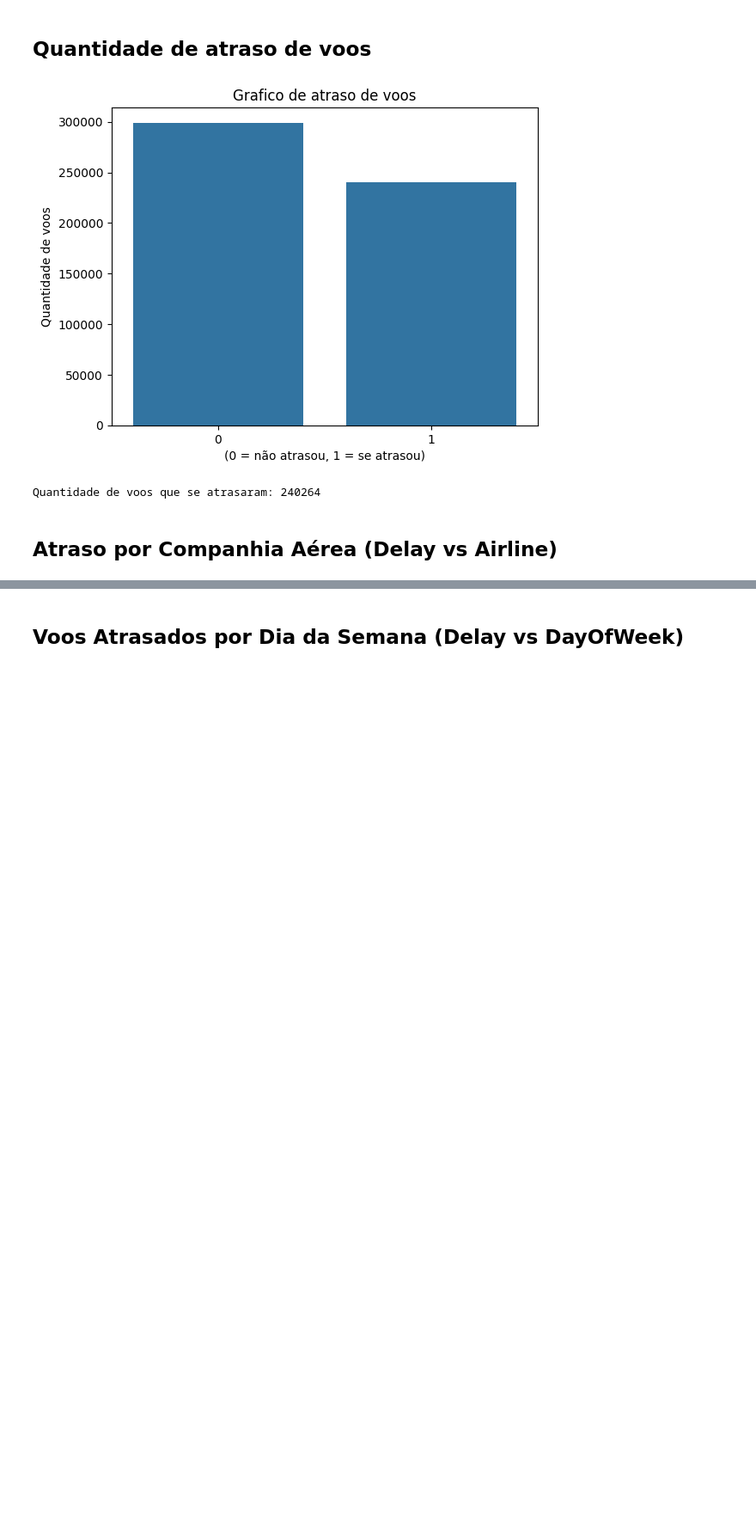
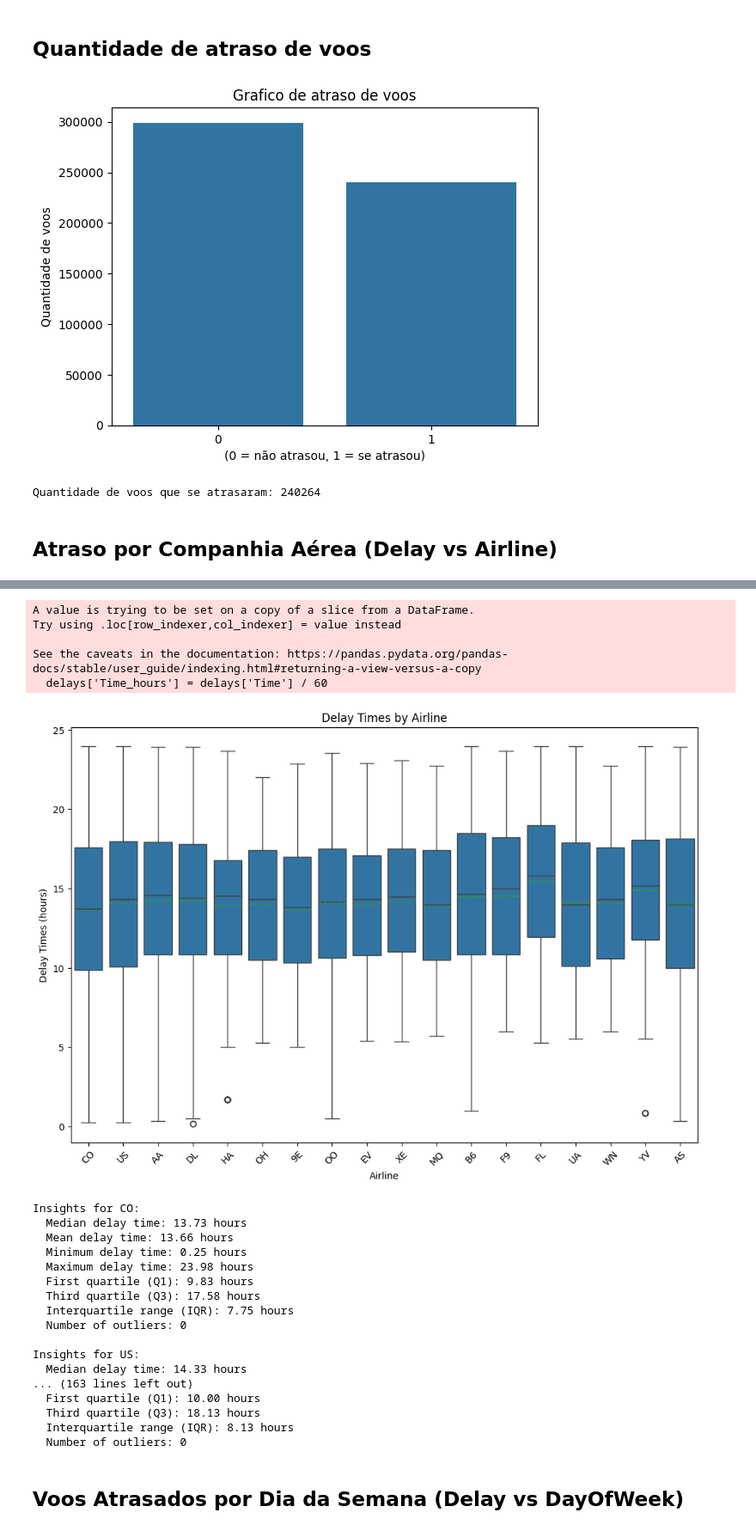
Before and after one commit to herbertgabriel/JaPodeVoar, a Jupyter notebook: app/models/eda.ipynb, the cells around one changed output, grey strips where cells are left out. Shown: that part at 86% size. Saved outputs shown, nothing was run; the diff lists cells and outputs as text; code cells hidden in the pictures; blank space fills up the shorter version.

```diff
--- a/app/models/eda.ipynb
+++ b/app/models/eda.ipynb
@@ -300,4 +302,67 @@ print(f"Companhia aérea com mais atrasos: {companhia_mais_atrasada['Airline']}
 Companhia aérea com mais atrasos: WN com 65657 atrasos.
+# %%
+# Filtra os dados para incluir apenas os voos atrasados
+delays = data[data['Delay'] == 1]
+
+# Transformar a coluna Time de minutos para horas
+delays['Time_hours'] = delays['Time'] / 60
+
+# Criar um boxplot para visualizar os horários dos atrasos por companhia aérea
+plt.figure(figsize=(12, 8))
+sns.boxplot(x='Airline', y='Time_hours', data=delays, showmeans=True, meanline=True)
+plt.title('Delay Times by Airline')
+plt.xlabel('Airline')
+plt.ylabel('Delay Times (hours)')
+plt.xticks(rotation=45)
+plt.savefig('..\static\image\graficos\DelaysByAirlineAndTime.png')
+plt.show()
+
+# Analisar os insights dos dados
+for airline in delays['Airline'].unique():
+    airline_data = delays[delays['Airline'] == airline]
+    median_delay = airline_data['Time_hours'].median()
+    mean_delay = airline_data['Time_hours'].mean()
+    min_delay = airline_data['Time_hours'].min()
+    max_delay = airline_data['Time_hours'].max()
+    q1 = airline_data['Time_hours'].quantile(0.25)
+    q3 = airline_data['Time_hours'].quantile(0.75)
+    iqr = q3 - q1
+    outliers = airline_data[(airline_data['Time_hours'] < (q1 - 1.5 * iqr)) | (airline_data['Time_hours'] > (q3 + 1.5 * iqr))]
+
+    print(f"Insights for {airline}:")
+    print(f"  Median delay time: {median_delay:.2f} hours")
+    print(f"  Mean delay time: {mean_delay:.2f} hours")
+    print(f"  Minimum delay time: {min_delay:.2f} hours")
+    print(f"  Maximum delay time: {max_delay:.2f} hours")
+    print(f"  First quartile (Q1): {q1:.2f} hours")
+    print(f"  Third quartile (Q3): {q3:.2f} hours")
+    print(f"  Interquartile range (IQR): {iqr:.2f} hours")
+    print(f"  Number of outliers: {len(outliers)}")
+    print()
+# %% [output]
+A value is trying to be set on a copy of a slice from a DataFrame.
+Try using .loc[row_indexer,col_indexer] = value instead
+
+See the caveats in the documentation: https://pandas.pydata.org/pandas-docs/stable/user_guide/indexing.html#returning-a-view-versus-a-copy
+  delays['Time_hours'] = delays['Time'] / 60
+[figure, added]
+Insights for CO:
+  Median delay time: 13.73 hours
+  Mean delay time: 13.66 hours
+  Minimum delay time: 0.25 hours
+  Maximum delay time: 23.98 hours
+  First quartile (Q1): 9.83 hours
+  Third quartile (Q3): 17.58 hours
+  Interquartile range (IQR): 7.75 hours
+  Number of outliers: 0
+
+Insights for US:
+  Median delay time: 14.33 hours
+... (163 lines left out)
+  First quartile (Q1): 10.00 hours
+  Third quartile (Q3): 18.13 hours
+  Interquartile range (IQR): 8.13 hours
+  Number of outliers: 0
 # %% [markdown]
 ## Voos Atrasados por Dia da Semana (Delay vs DayOfWeek)
 # %%
```
Also changed, not shown: parts of 8 cells of this notebook, 16 other files.
